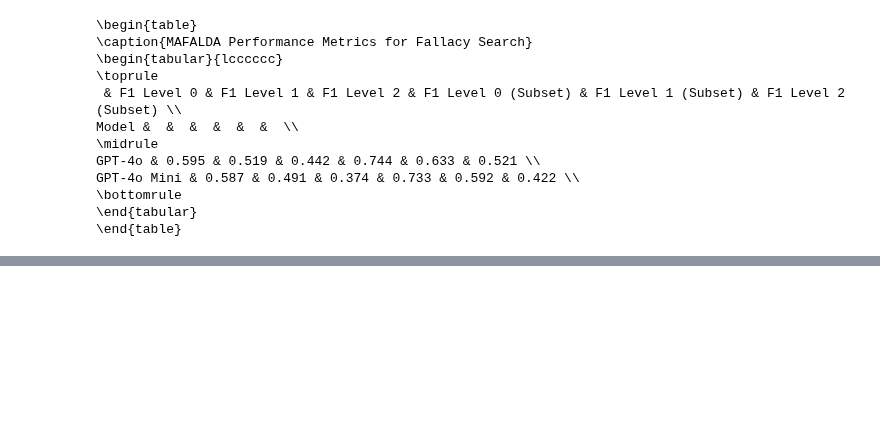
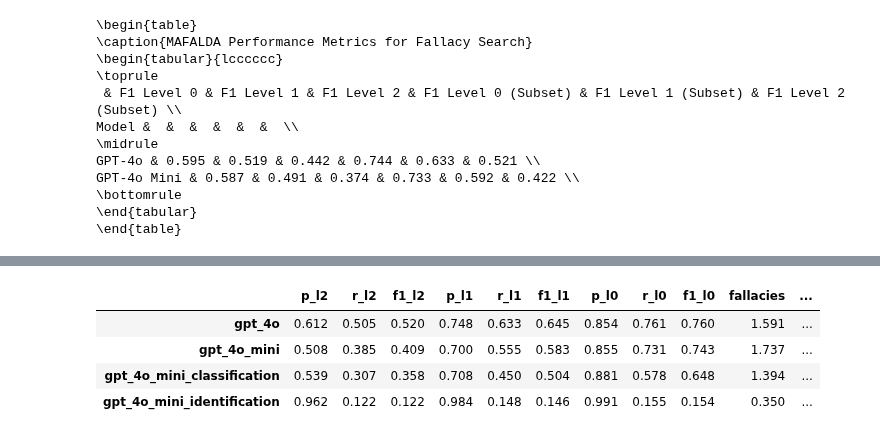
Before and after one commit to aimfeld/fallacy-detection, a Jupyter notebook: fallacy_search.ipynb, the cells around one changed output, grey strips where cells are left out. Saved outputs shown, nothing was run; the diff lists cells and outputs as text; code cells hidden in the pictures; blank space fills up the shorter version.

```diff
--- a/fallacy_search.ipynb
+++ b/fallacy_search.ipynb
@@ -126,0 +165,9 @@ GPT-4o Mini & 0.587 & 0.491 & 0.374 & 0.733 & 0.592 & 0.422 \\
+# %%
+df_metrics_subset = get_llm_metrics(df_mafalda_ood[df_mafalda_ood['labels'].map(len) > 0])
+df_metrics_subset.sort_values('f1_l2', ascending=False).round(3)
+# %% [output]
+|  | p_l2 | r_l2 | f1_l2 | p_l1 | r_l1 | f1_l1 | p_l0 | r_l0 | f1_l0 | fallacies | ... |
+| gpt_4o | 0.612 | 0.505 | 0.520 | 0.748 | 0.633 | 0.645 | 0.854 | 0.761 | 0.760 | 1.591 | ... |
+| gpt_4o_mini | 0.508 | 0.385 | 0.409 | 0.700 | 0.555 | 0.583 | 0.855 | 0.731 | 0.743 | 1.737 | ... |
+| gpt_4o_mini_classification | 0.539 | 0.307 | 0.358 | 0.708 | 0.450 | 0.504 | 0.881 | 0.578 | 0.648 | 1.394 | ... |
+| gpt_4o_mini_identification | 0.962 | 0.122 | 0.122 | 0.984 | 0.148 | 0.146 | 0.991 | 0.155 | 0.154 | 0.350 | ... |
```
Also changed, not shown: parts of 15 cells of this notebook, 4 other files.
